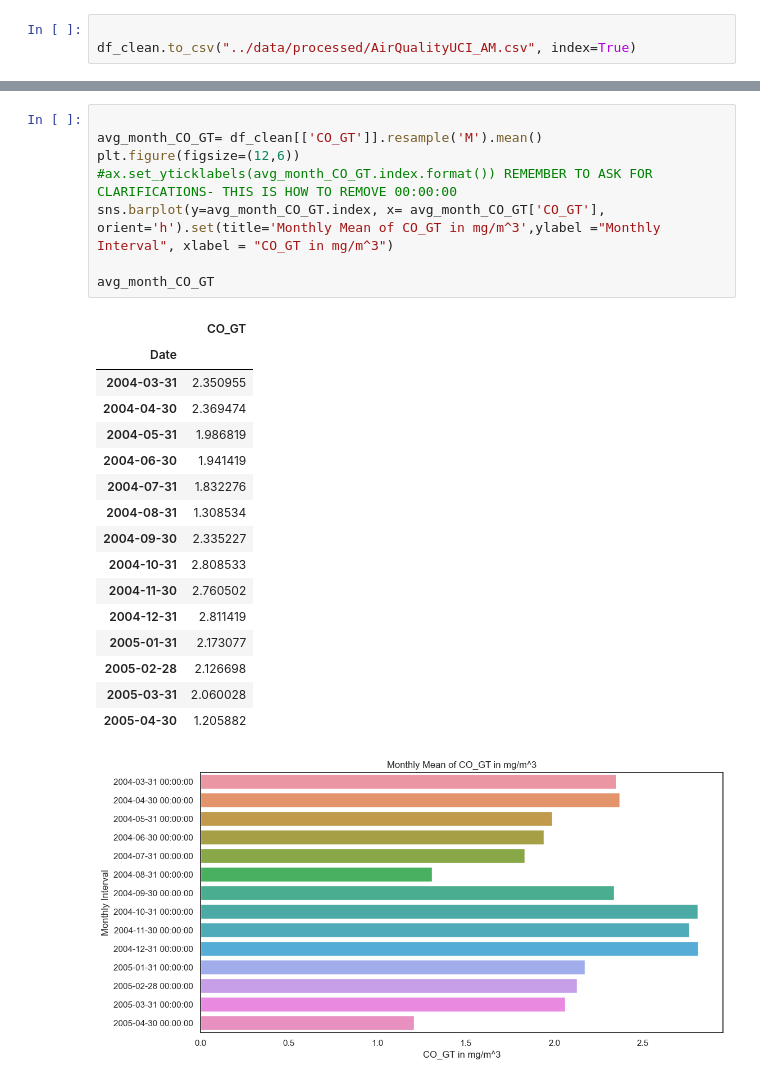
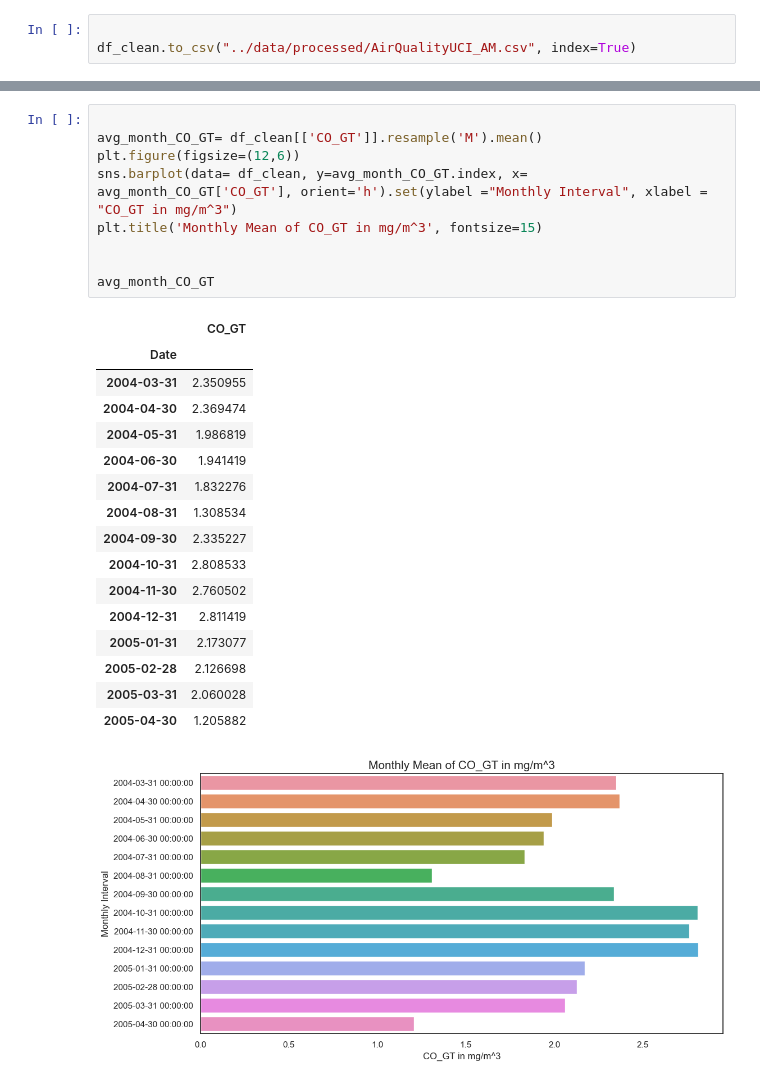
Before and after one commit to ubco-W2022T2-data301/project-group-group59, a Jupyter notebook: analysis/analysis1.ipynb, the cells around one changed output, grey strips where cells are left out. Saved outputs shown, nothing was run; the diff lists cells and outputs as text.

```diff
--- a/analysis/analysis1.ipynb
+++ b/analysis/analysis1.ipynb
@@ -334,27 +317,28 @@ df_clean.to_csv("../data/processed/AirQualityUCI_AM.csv", index=True)
 # %%
 
 avg_month_CO_GT= df_clean[['CO_GT']].resample('M').mean()
 plt.figure(figsize=(12,6))
-#ax.set_yticklabels(avg_month_CO_GT.index.format()) REMEMBER TO ASK FOR CLARIFICATIONS- THIS IS HOW TO REMOVE 00:00:00
-sns.barplot(y=avg_month_CO_GT.index, x= avg_month_CO_GT['CO_GT'], orient='h').set(title='Monthly Mean of CO_GT in mg/m^3',ylabel ="Monthly Interval", xlabel = "CO_GT in mg/m^3")
+sns.barplot(data= df_clean, y=avg_month_CO_GT.index, x= avg_month_CO_GT['CO_GT'], orient='h').set(ylabel ="Monthly Interval", xlabel = "CO_GT in mg/m^3")
+plt.title('Monthly Mean of CO_GT in mg/m^3', fontsize=15)
+
 
 avg_month_CO_GT
 # %% [output]
 |  | CO_GT |
 | Date |  |
 | 2004-03-31 | 2.350955 |
 | 2004-04-30 | 2.369474 |
 | 2004-05-31 | 1.986819 |
 | 2004-06-30 | 1.941419 |
 | 2004-07-31 | 1.832276 |
 | 2004-08-31 | 1.308534 |
 | 2004-09-30 | 2.335227 |
 | 2004-10-31 | 2.808533 |
 | 2004-11-30 | 2.760502 |
 | 2004-12-31 | 2.811419 |
 | 2005-01-31 | 2.173077 |
 | 2005-02-28 | 2.126698 |
 | 2005-03-31 | 2.060028 |
 | 2005-04-30 | 1.205882 |
-[figure, old version]
+[figure, new version]
 # %% [markdown]
```
Also changed, not shown: parts of 33 cells of this notebook, 2 other files.
